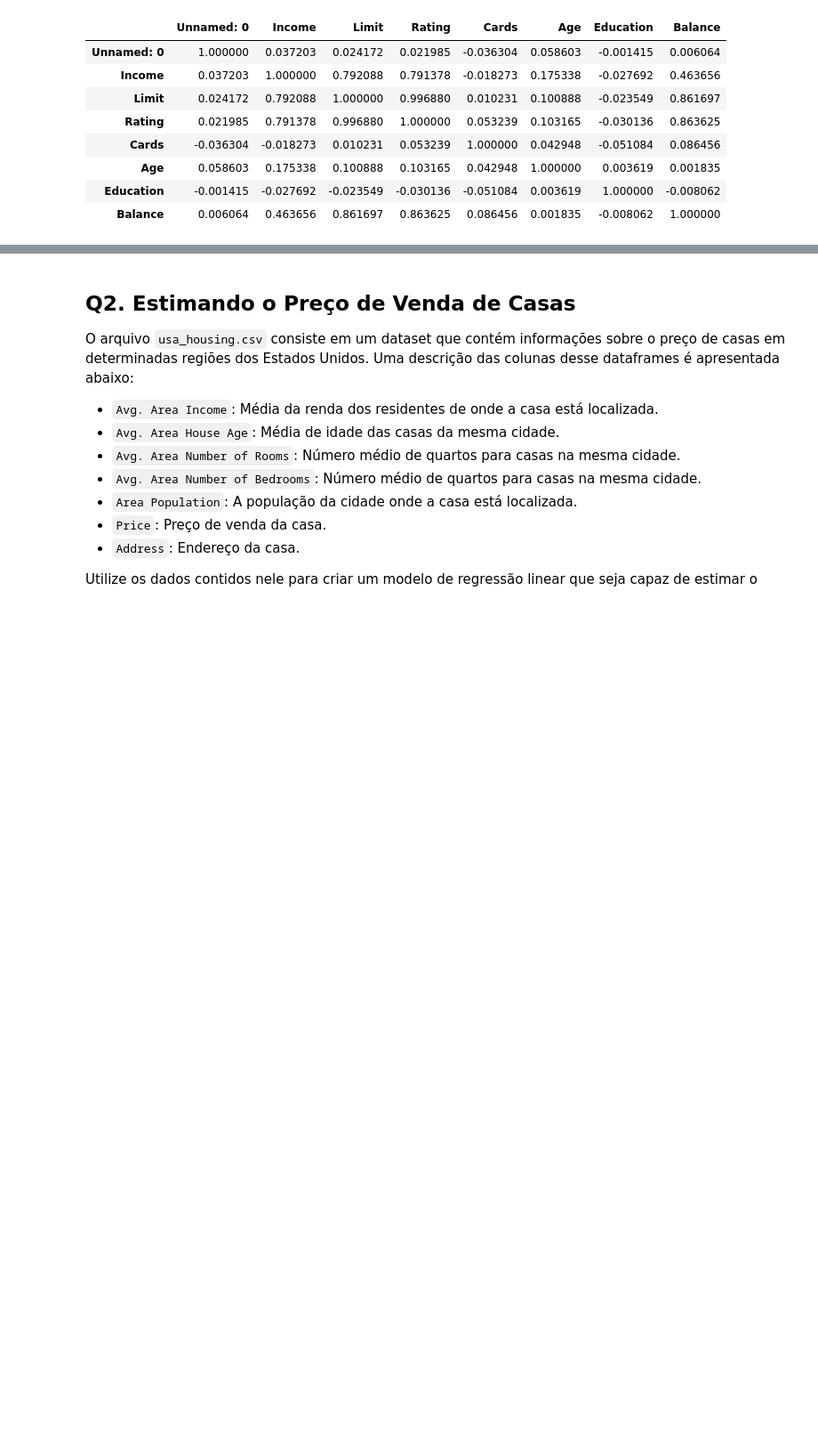
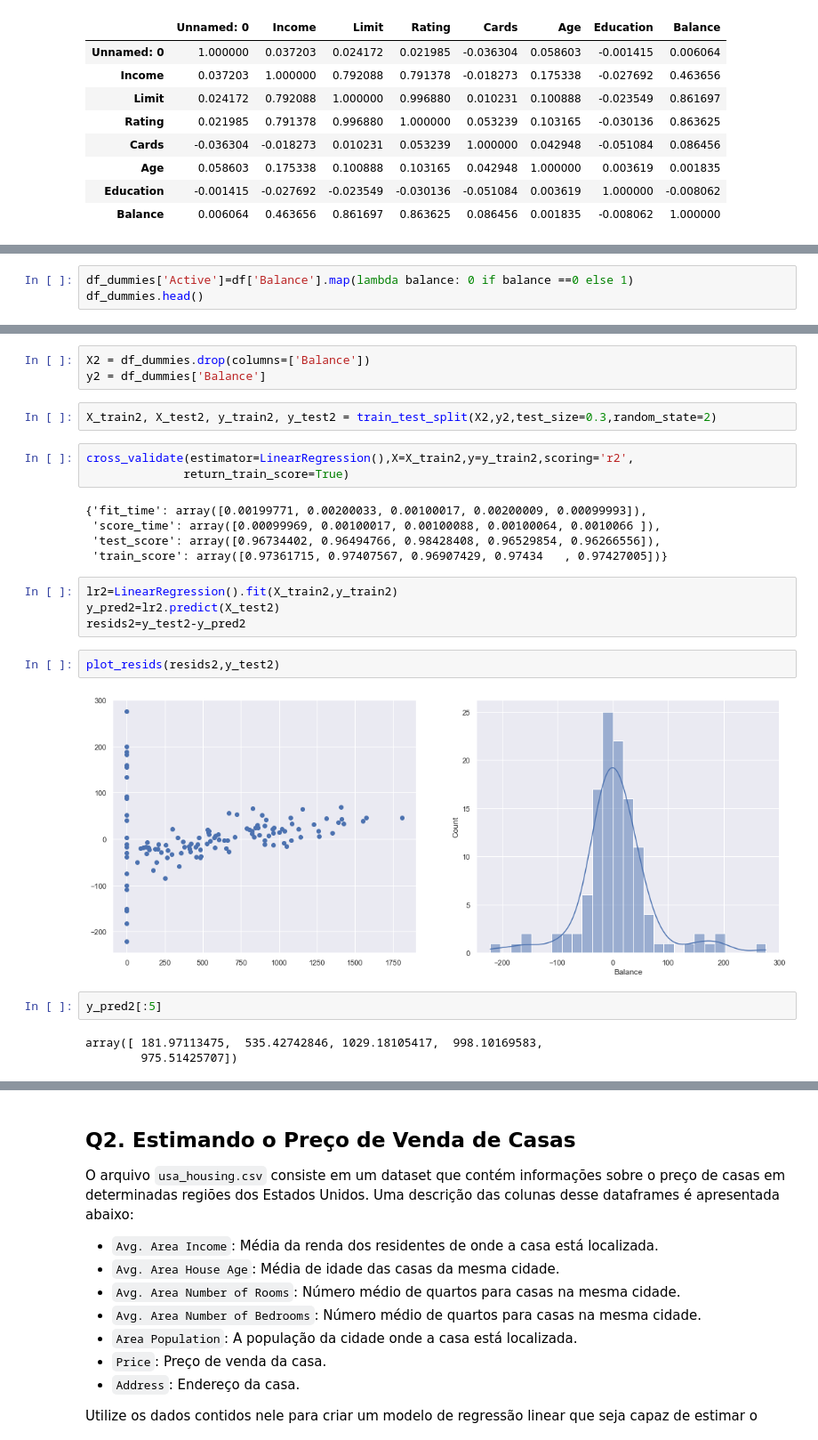
Before and after one commit to Gartarok/Bootcamp-Dados, a Jupyter notebook: DataScience/Case2/RegMultipla.ipynb, the cells around one changed output, grey strips where cells are left out. Shown at 89% size. Cells and saved outputs as stored; diff of their text form; blank space fills up the shorter version.

```diff
--- a/DataScience/Case2/RegMultipla.ipynb
+++ b/DataScience/Case2/RegMultipla.ipynb
@@ -95,0 +214,3 @@ df.corr()
+# %%
+df_dummies['Active']=df['Balance'].map(lambda balance: 0 if balance ==0 else 1)
+df_dummies.head()
@@ -95,0 +224,26 @@ df.corr()
+# %%
+X2 = df_dummies.drop(columns=['Balance'])
+y2 = df_dummies['Balance']
+# %%
+X_train2, X_test2, y_train2, y_test2 = train_test_split(X2,y2,test_size=0.3,random_state=2)
+# %%
+cross_validate(estimator=LinearRegression(),X=X_train2,y=y_train2,scoring='r2',
+              return_train_score=True)
+# %% [output]
+{'fit_time': array([0.00199771, 0.00200033, 0.00100017, 0.00200009, 0.00099993]),
+ 'score_time': array([0.00099969, 0.00100017, 0.00100088, 0.00100064, 0.0010066 ]),
+ 'test_score': array([0.96734402, 0.96494766, 0.98428408, 0.96529854, 0.96266556]),
+ 'train_score': array([0.97361715, 0.97407567, 0.96907429, 0.97434   , 0.97427005])}
+# %%
+lr2=LinearRegression().fit(X_train2,y_train2)
+y_pred2=lr2.predict(X_test2)
+resids2=y_test2-y_pred2
+# %%
+plot_resids(resids2,y_test2)
+# %% [output]
+[figure, added]
+# %%
+y_pred2[:5]
+# %% [output]
+array([ 181.97113475,  535.42742846, 1029.18105417,  998.10169583,
+        975.51425707])
```
Also changed, not shown: parts of 38 cells of this notebook.
